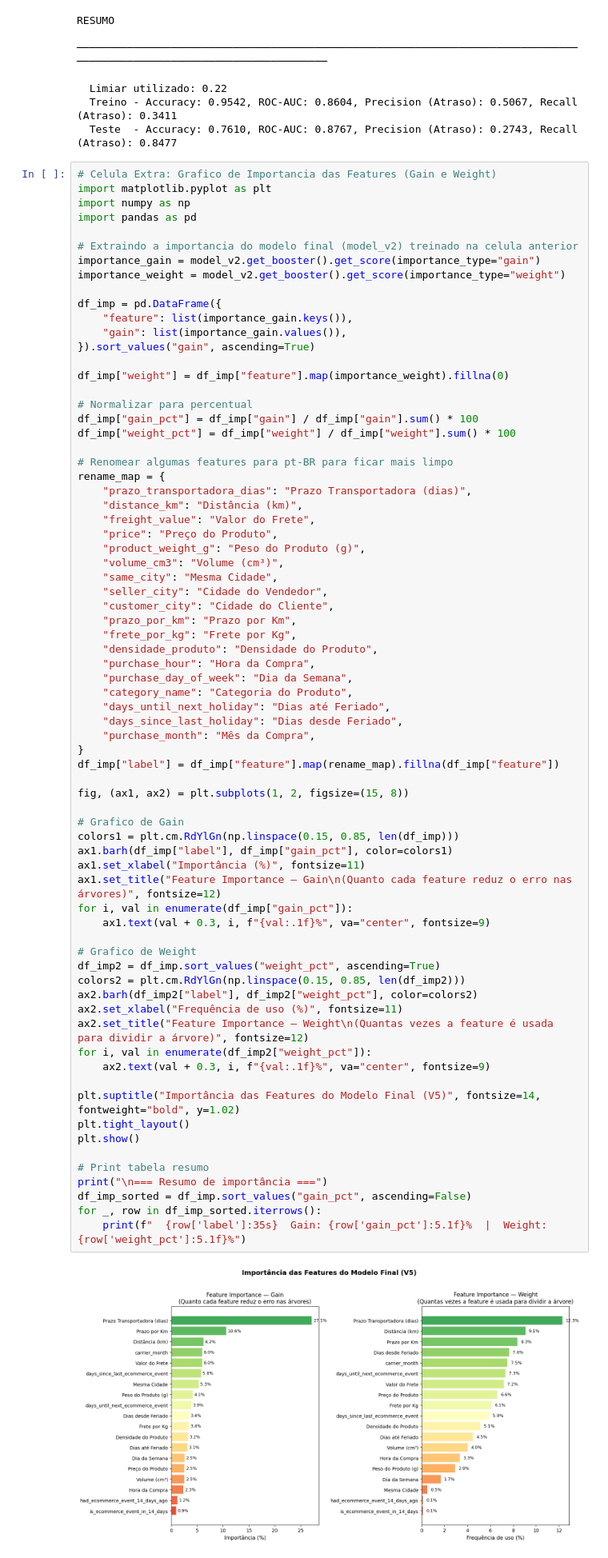
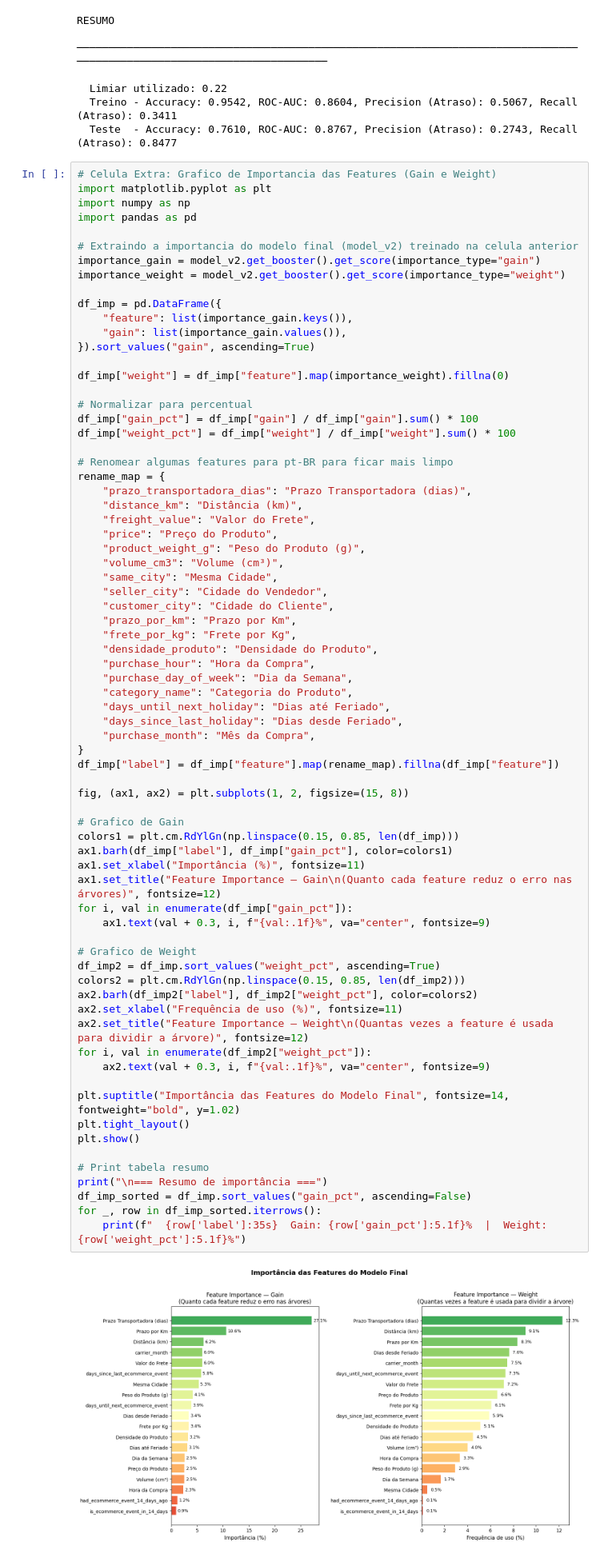
Before and after one commit to Last-Mile-Optimization/backend, a Jupyter notebook: modelo/split-temporal/XGBoost_temporal_split.ipynb, the cells around one changed output. Shown at 80% size. Drawn from its saved outputs; the diff is of its cells as text.

```diff
--- a/modelo/split-temporal/XGBoost_temporal_split.ipynb
+++ b/modelo/split-temporal/XGBoost_temporal_split.ipynb
@@ -652,35 +652,35 @@ rename_map = {
 df_imp["label"] = df_imp["feature"].map(rename_map).fillna(df_imp["feature"])
 
 fig, (ax1, ax2) = plt.subplots(1, 2, figsize=(15, 8))
 
 # Grafico de Gain
 colors1 = plt.cm.RdYlGn(np.linspace(0.15, 0.85, len(df_imp)))
 ax1.barh(df_imp["label"], df_imp["gain_pct"], color=colors1)
 ax1.set_xlabel("Importância (%)", fontsize=11)
 ax1.set_title("Feature Importance — Gain\n(Quanto cada feature reduz o erro nas árvores)", fontsize=12)
 for i, val in enumerate(df_imp["gain_pct"]):
     ax1.text(val + 0.3, i, f"{val:.1f}%", va="center", fontsize=9)
 
 # Grafico de Weight
 df_imp2 = df_imp.sort_values("weight_pct", ascending=True)
 colors2 = plt.cm.RdYlGn(np.linspace(0.15, 0.85, len(df_imp2)))
 ax2.barh(df_imp2["label"], df_imp2["weight_pct"], color=colors2)
 ax2.set_xlabel("Frequência de uso (%)", fontsize=11)
 ax2.set_title("Feature Importance — Weight\n(Quantas vezes a feature é usada para dividir a árvore)", fontsize=12)
 for i, val in enumerate(df_imp2["weight_pct"]):
     ax2.text(val + 0.3, i, f"{val:.1f}%", va="center", fontsize=9)
 
-plt.suptitle("Importância das Features do Modelo Final (V5)", fontsize=14, fontweight="bold", y=1.02)
+plt.suptitle("Importância das Features do Modelo Final", fontsize=14, fontweight="bold", y=1.02)
 plt.tight_layout()
 plt.show()
 
 # Print tabela resumo
 print("\n=== Resumo de importância ===")
 df_imp_sorted = df_imp.sort_values("gain_pct", ascending=False)
 for _, row in df_imp_sorted.iterrows():
     print(f"  {row['label']:35s}  Gain: {row['gain_pct']:5.1f}%  |  Weight: {row['weight_pct']:5.1f}%")
 # %% [output]
-[figure, old version]
+[figure, new version]
 === Resumo de importância ===
   Prazo Transportadora (dias)          Gain:  27.1%  |  Weight:  12.3%
   Prazo por Km                         Gain:  10.6%  |  Weight:   8.3%
```
Also changed, not shown: 4 other files.
